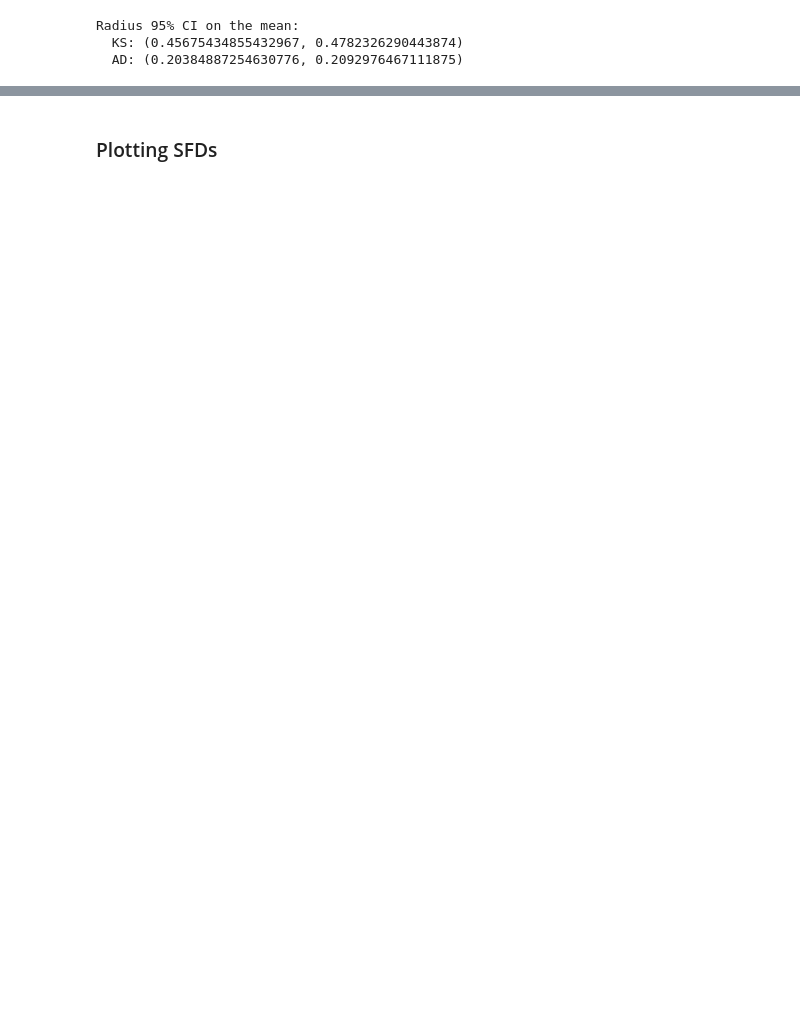
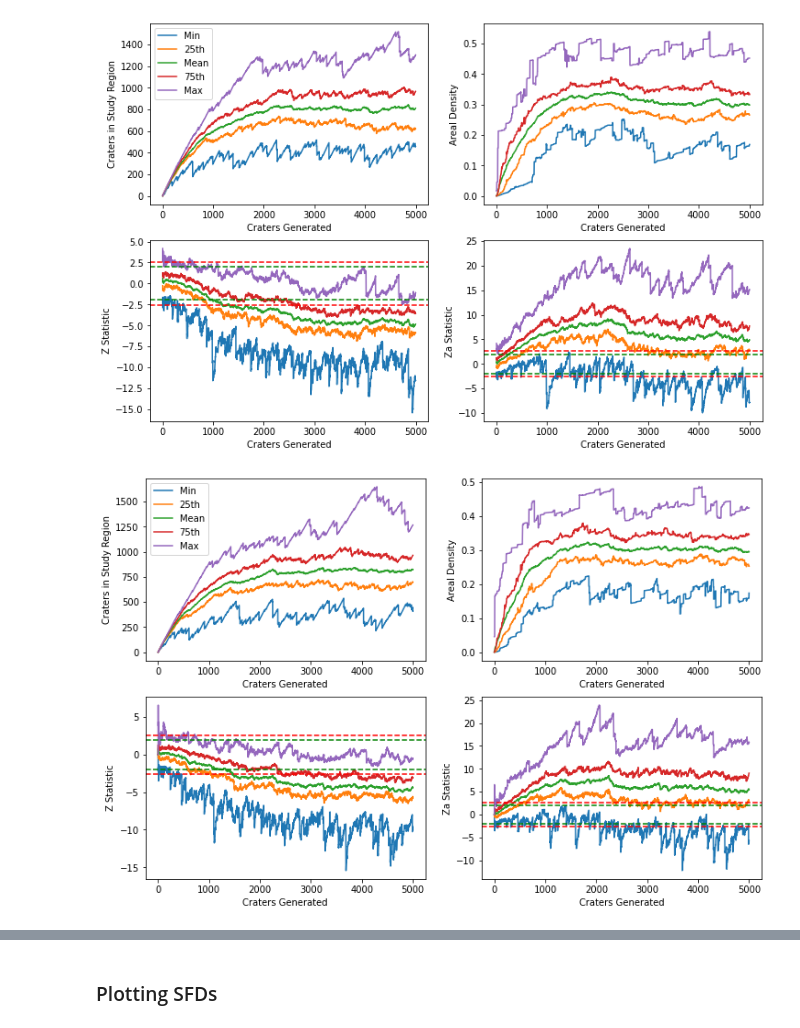
Before and after one commit to seanmason/saturation, a Jupyter notebook: notebooks/PlotStats.ipynb, the cells around one changed output, grey strips where cells are left out. Drawn from its saved outputs; the diff is of its cells as text; code cells hidden in the pictures; blank space fills up the shorter version.

Commit message:
Updated code to reflect deviations from Kirchoff's simulation code. Renamed "observed area" to "study region", "terrain" to "study region" throughout the code. (#8)

```diff
--- a/notebooks/PlotStats.ipynb
+++ b/notebooks/PlotStats.ipynb
@@ -154,19 +184,0 @@ python_stats.to_csv(f'/home/mason/output/python_mean_curves_{stem}.csv', index=F
-# %%
-base_path = '/home/mason/code/kirchoff_saturation/full_runs/'
-filenames = [
-    f'{base_path}/{stem}/run_-1.00_1.50_0.40_3.00_{x}_1.csv'
-    for x in range(1, 56)
-]
-
-sim_stats = []
-for index, filename in enumerate(filenames):
-    stats = pd.read_csv(filename, skiprows=1)
-    stats.columns = ['n_craters_added_in_observed_area', 'n_craters_in_observed_area', 'areal_density', 'z', 'za']
-    stats.areal_density = stats.areal_density / 10000**2
-    stats['simulation_id'] = index
-    sim_stats.append(stats)
-
-stats = pd.concat(sim_stats, axis=0).dropna()
-
-idl_stats = aggregate_simulations(stats, len(sim_stats))
-idl_stats.tail()
@@ -444,12 +185,48 @@ python_radii = [pd.DataFrame(x, columns=['radius']) for x in python_radii]
-# %%
-significances = get_all_significances(idl_radii, python_radii, 'radius')
-ks_mean_ci = get_boostrapped_mean_ci([x[0] for x in significances], n_resamples=10000)
-ad_mean_ci = get_boostrapped_mean_ci([x[1] for x in significances], n_resamples=10000)
-
-print(f'Radius 95% CI on the mean:')
-print(f'  KS: {ks_mean_ci}')
-print(f'  AD: {ad_mean_ci}')
-# %% [output]
-Radius 95% CI on the mean:
-  KS: (0.45675434855432967, 0.4782326290443874)
-  AD: (0.20384887254630776, 0.2092976467111875)
+# %%
+python_base_path = '/home/mason/full_runs/python'
+idl_base_path = '/home/mason/full_runs/idl'
+slope = 1.00
+r_stat_multiplier = 3.00
+min_rim_percentage = 0.40
+effective_radius_multiplier = 1.50
+
+filenames = [
+    f'{python_base_path}/{slope:.2f}_{r_stat_multiplier:.2f}_{min_rim_percentage:.2f}_{effective_radius_multiplier:.2f}/{x}/statistics.csv'
+    for x in range(1, 56)
+]
+
+python_sim_stats = []
+for index, filename in enumerate(filenames):
+    data = pd.read_csv(filename)
+    data['simulation_id'] = index
+    if 'n_craters_added_in_observed_area' in data.columns:
+        data = data.rename(columns={
+            'n_craters_added_in_observed_area': 'n_craters_added_in_study_region',
+            'n_craters_in_observed_area': 'n_craters_in_study_region'})
+    python_sim_stats.append(data)
+
+python_stats_combined = pd.concat(python_sim_stats, axis=0).dropna()
+python_stats_aggregated = aggregate_simulations(python_stats_combined, len(python_sim_stats))
+
+
+filenames = [
+    f'{idl_base_path}/{slope:.2f}_{r_stat_multiplier:.2f}_{min_rim_percentage:.2f}_{effective_radius_multiplier:.2f}/run_{-slope:.2f}_{effective_radius_multiplier:.2f}_{min_rim_percentage:.2f}_{r_stat_multiplier:.2f}_{x}_1.csv'
+    for x in range(1, 56)
+]
+
+idl_sim_stats = []
+for index, filename in enumerate(filenames):
+    data = pd.read_csv(filename, skiprows=1)
+    data.columns = ['n_craters_added_in_study_region', 'n_craters_in_study_region', 'areal_density', 'z', 'za']
+    data.areal_density = data.areal_density / 10000**2
+    data['simulation_id'] = index
+    idl_sim_stats.append(data)
+
+idl_stats_combined = pd.concat(idl_sim_stats, axis=0).dropna()
+idl_stats_aggregated = aggregate_simulations(idl_stats_combined, len(idl_sim_stats))
+
+plot_statistics(python_stats_aggregated)
+plot_statistics(idl_stats_aggregated)
+# %% [output]
+[figure, added]
+[figure, added]
```
Also changed, not shown: parts of 53 cells of this notebook, 15 other files.
